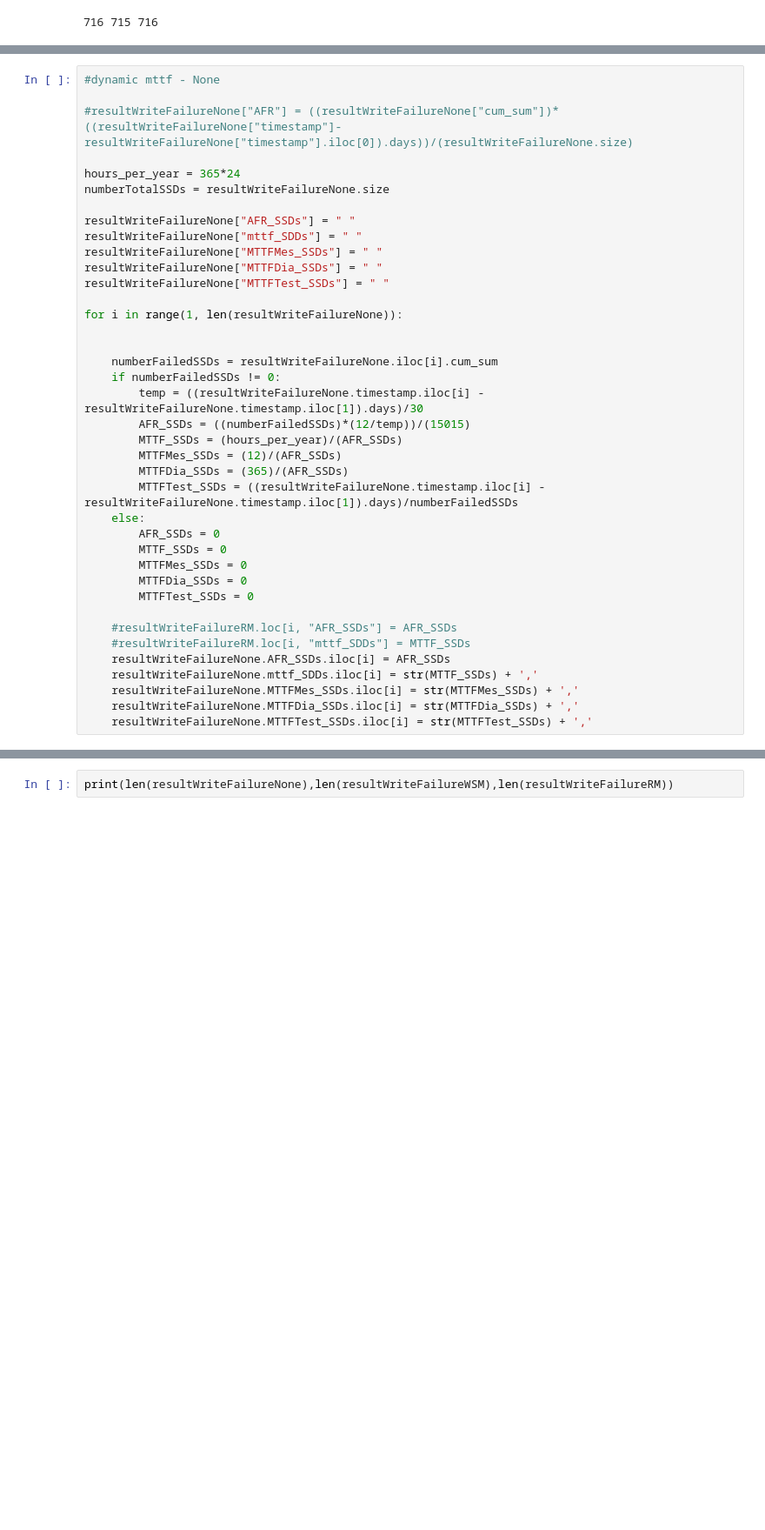
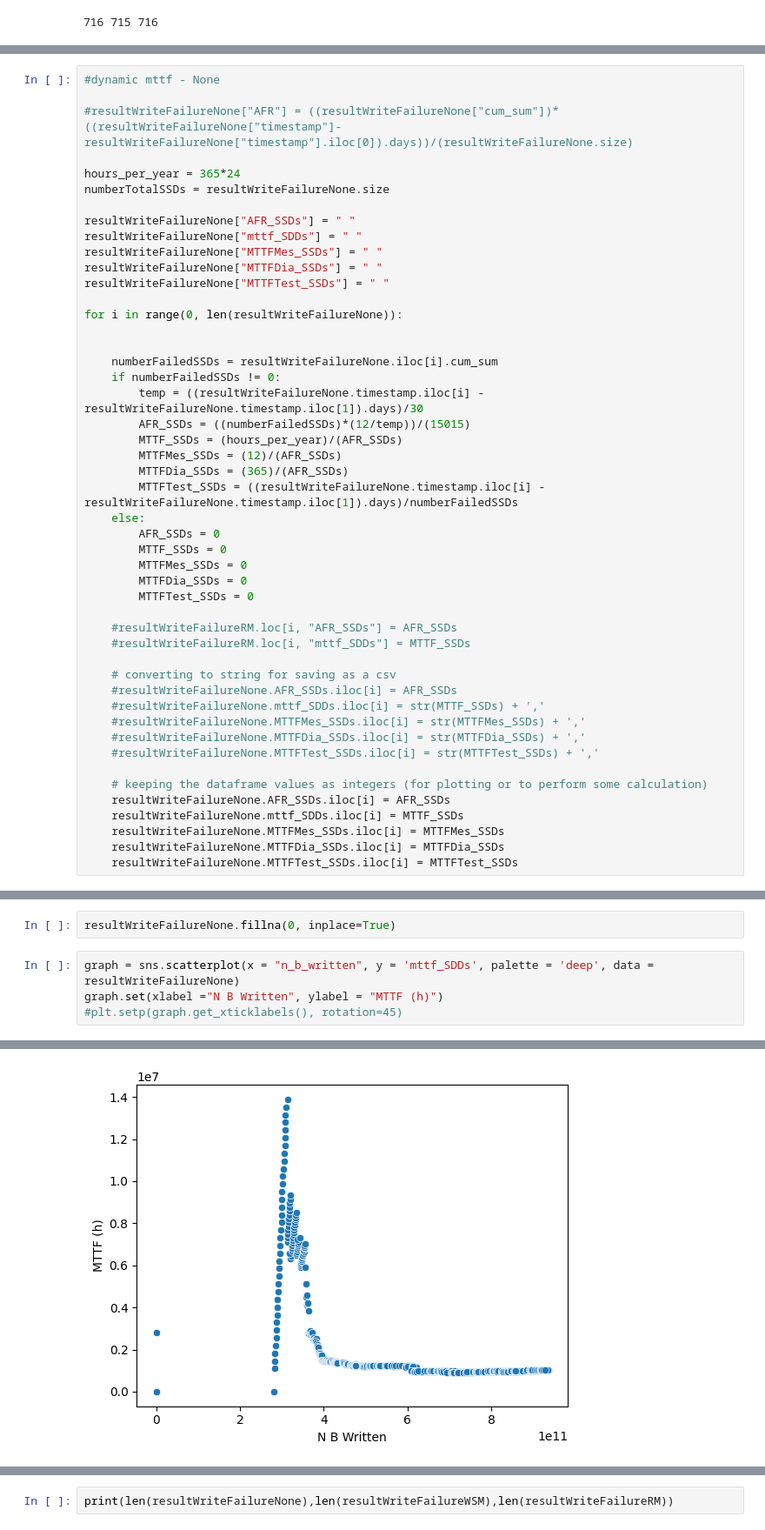
Before and after one commit to EricBorba/StorageFailurePredictor, a Jupyter notebook: WriteAnalB2Model.ipynb, the cells around one changed output, grey strips where cells are left out. Shown at 87% size. Cells and saved outputs as stored; diff of their text form; blank space fills up the shorter version.

```diff
--- a/WriteAnalB2Model.ipynb
+++ b/WriteAnalB2Model.ipynb
@@ -742,7 +719,7 @@ resultWriteFailureNone["MTTFMes_SSDs"] = " "
 resultWriteFailureNone["MTTFDia_SSDs"] = " "
 resultWriteFailureNone["MTTFTest_SSDs"] = " "
 
-for i in range(1, len(resultWriteFailureNone)):
+for i in range(0, len(resultWriteFailureNone)):
 
 
     numberFailedSSDs = resultWriteFailureNone.iloc[i].cum_sum
@@ -762,8 +739,17 @@ for i in range(1, len(resultWriteFailureNone)):
 
     #resultWriteFailureRM.loc[i, "AFR_SSDs"] = AFR_SSDs
     #resultWriteFailureRM.loc[i, "mttf_SDDs"] = MTTF_SSDs
+
+    # converting to string for saving as a csv
+    #resultWriteFailureNone.AFR_SSDs.iloc[i] = AFR_SSDs
+    #resultWriteFailureNone.mttf_SDDs.iloc[i] = str(MTTF_SSDs) + ','
+    #resultWriteFailureNone.MTTFMes_SSDs.iloc[i] = str(MTTFMes_SSDs) + ','
+    #resultWriteFailureNone.MTTFDia_SSDs.iloc[i] = str(MTTFDia_SSDs) + ','
+    #resultWriteFailureNone.MTTFTest_SSDs.iloc[i] = str(MTTFTest_SSDs) + ','
+
+    # keeping the dataframe values as integers (for plotting or to perform some calculation)
     resultWriteFailureNone.AFR_SSDs.iloc[i] = AFR_SSDs
-    resultWriteFailureNone.mttf_SDDs.iloc[i] = str(MTTF_SSDs) + ','
-    resultWriteFailureNone.MTTFMes_SSDs.iloc[i] = str(MTTFMes_SSDs) + ','
-    resultWriteFailureNone.MTTFDia_SSDs.iloc[i] = str(MTTFDia_SSDs) + ','
-    resultWriteFailureNone.MTTFTest_SSDs.iloc[i] = str(MTTFTest_SSDs) + ','
+    resultWriteFailureNone.mttf_SDDs.iloc[i] = MTTF_SSDs
+    resultWriteFailureNone.MTTFMes_SSDs.iloc[i] = MTTFMes_SSDs
+    resultWriteFailureNone.MTTFDia_SSDs.iloc[i] = MTTFDia_SSDs
+    resultWriteFailureNone.MTTFTest_SSDs.iloc[i] = MTTFTest_SSDs
@@ -787,0 +756,7 @@ See the caveats in the documentation: https://pandas.pydata.org/pandas-docs/stab
+# %%
+resultWriteFailureNone.fillna(0, inplace=True)
+# %%
+graph = sns.scatterplot(x = "n_b_written", y = 'mttf_SDDs', palette = 'deep', data = resultWriteFailureNone)
+graph.set(xlabel ="N B Written", ylabel = "MTTF (h)")
+#plt.setp(graph.get_xticklabels(), rotation=45)
+# %% [output]
@@ -788,3 +764,4 @@ See the caveats in the documentation: https://pandas.pydata.org/pandas-docs/stab
+[figure, added]
 # %%
 #dynamic mttf - RM
 
```
Also changed, not shown: parts of 24 cells of this notebook, 8 other files.
